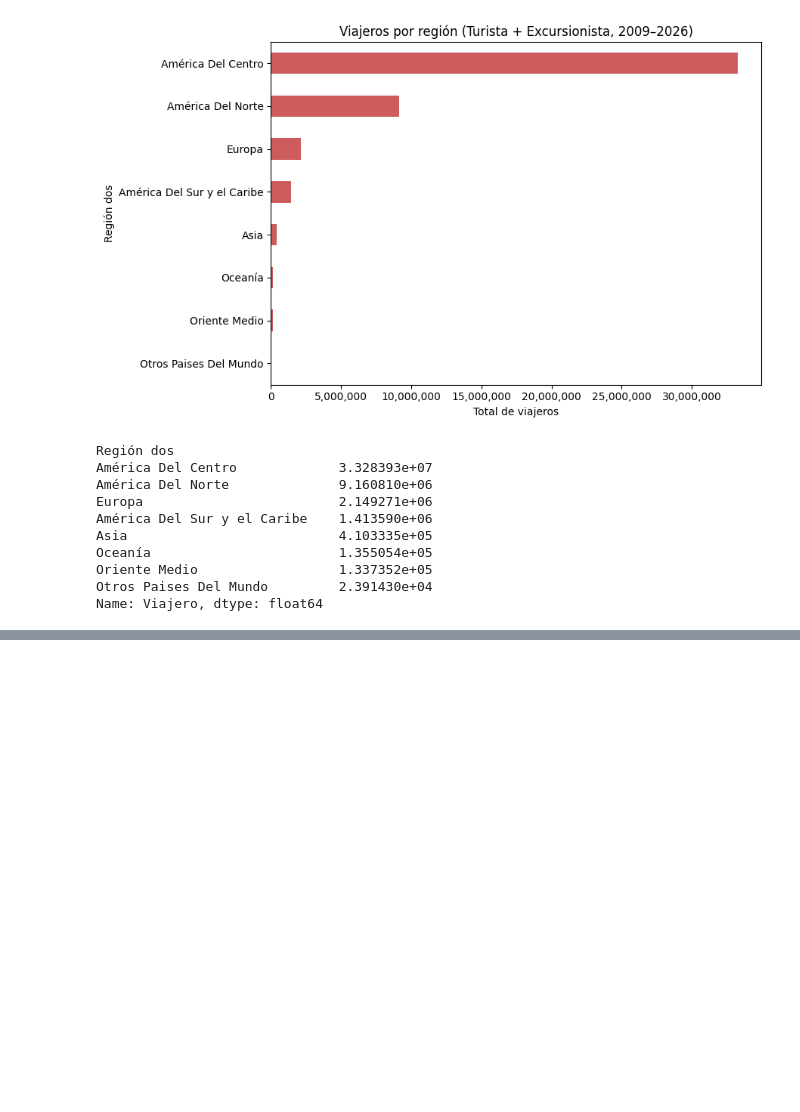
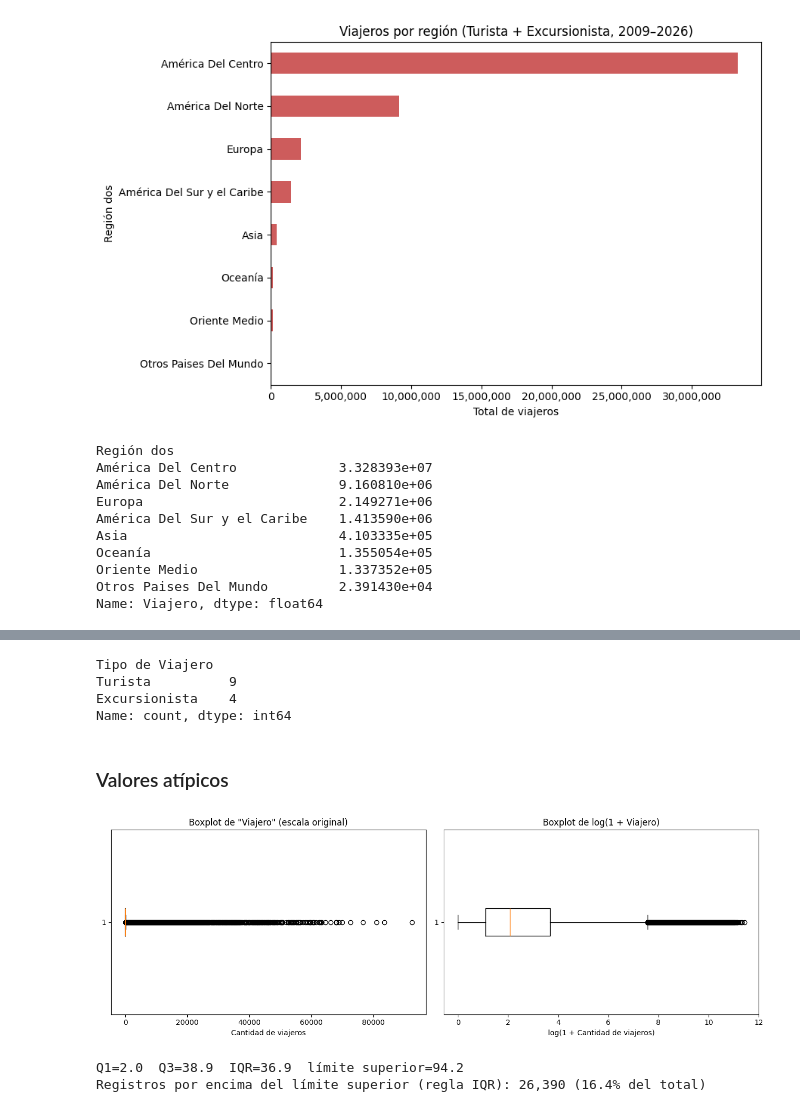
Before and after one commit to CamiR24/Lab1DS, a Jupyter notebook: AnalisisExploratorio.ipynb, the cells around one changed output, grey strips where cells are left out. Saved outputs shown, nothing was run; the diff lists cells and outputs as text; code cells hidden in the pictures; blank space fills up the shorter version.

Commit message:
finalización código análisis exploratorio

```diff
--- a/AnalisisExploratorio.ipynb
+++ b/AnalisisExploratorio.ipynb
@@ -169,0 +234,34 @@ Name: Viajero, dtype: float64
+# %%
+# ¿A qué tipo de viajero y país corresponden estos códigos anómalos?
+df[df['Región dos'] == '0']['Tipo de Viajero'].value_counts()
+# %% [output]
+Tipo de Viajero
+Turista          9
+Excursionista    4
+Name: count, dtype: int64
+# %% [markdown]
+### Valores atípicos
+# %%
+fig, axes = plt.subplots(1, 2, figsize=(13, 4.5))
+
+axes[0].boxplot(df['Viajero'], vert=False)
+axes[0].set_title('Boxplot de "Viajero" (escala original)')
+axes[0].set_xlabel('Cantidad de viajeros')
+
+axes[1].boxplot(np.log1p(df['Viajero']), vert=False)
+axes[1].set_title('Boxplot de log(1 + Viajero)')
+axes[1].set_xlabel('log(1 + Cantidad de viajeros)')
+
+plt.tight_layout()
+plt.show()
+
+q1, q3 = df['Viajero'].quantile([0.25, 0.75])
+iqr = q3 - q1
+lim_sup = q3 + 1.5 * iqr
+outliers = df[df['Viajero'] > lim_sup]
+print(f"Q1={q1:.1f}  Q3={q3:.1f}  IQR={iqr:.1f}  límite superior={lim_sup:.1f}")
+print(f"Registros por encima del límite superior (regla IQR): {len(outliers):,} ({len(outliers)/len(df)*100:.1f}% del total)")
+# %% [output]
+[figure, added]
+Q1=2.0  Q3=38.9  IQR=36.9  límite superior=94.2
+Registros por encima del límite superior (regla IQR): 26,390 (16.4% del total)
```
Also changed, not shown: parts of 18 cells of this notebook, 2 other files.
